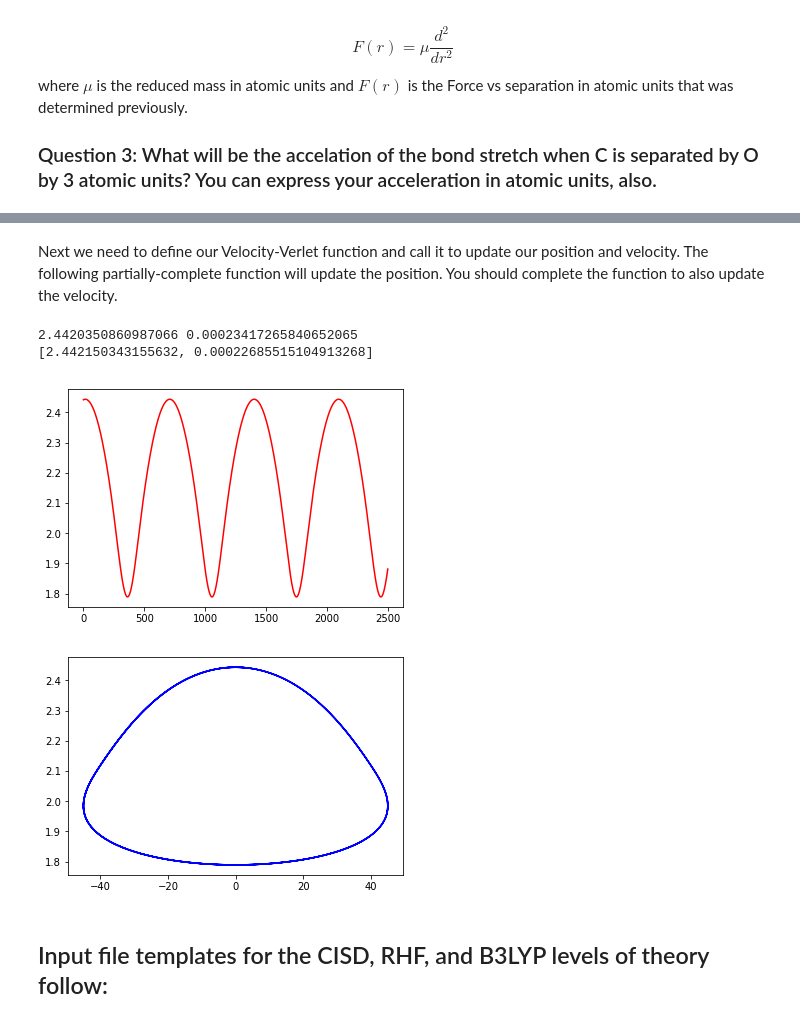
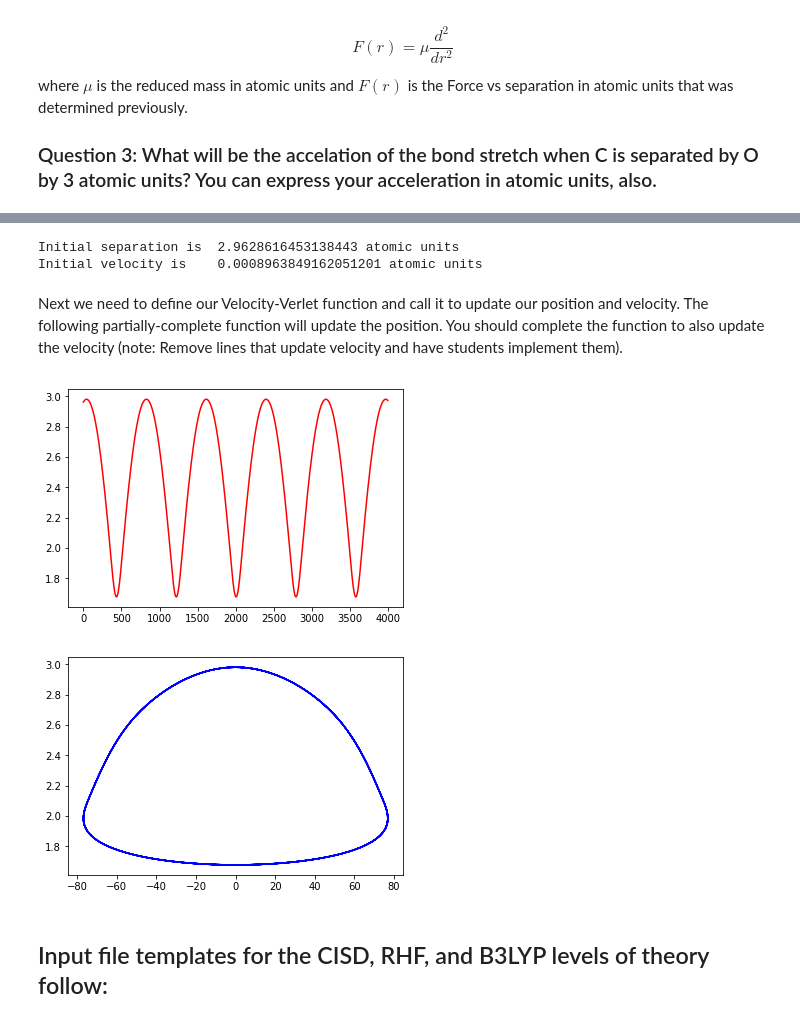
Before and after one commit to eicastelar/orientation-to-python-FoleyLab, a Jupyter notebook: So Much Potential.ipynb, the cells around one changed output, grey strips where cells are left out. Drawn from its saved outputs; the diff is of its cells as text; code cells hidden in the pictures.

```diff
--- a/So Much Potential.ipynb
+++ b/So Much Potential.ipynb
@@ -70,0 +69,8 @@ print(r_fine[r_eq_idx])
+# %%
+### Find index of the PES where it has its global minimum
+r_eq_idx = np.argmin(E_fine)
+### find the value of the separation corresponding to that index
+r_eq = r_fine[r_eq_idx]
+### print equilibrium bond-length in atomic units and in angstroms
+print("Equilibrium bond length is ",r_eq," atomic units")
+print("Equilibrium bond length is ",r_eq*0.529," Angstroms")
@@ -122,6 +140,35 @@ F_init = -1*fE(r_init)
+# %%
+### get second derivative of potential energy curve... recall that we fit a spline to
+### to the first derivative already and called that spline function fE.
+cE = fE.derivative()
+
+### evaluate the second derivative at r_eq to get k
+k = cE(r_eq)
+
+### define reduced mass of CO as m_C * m_O /(m_C + m_O) where mass is in atomic units (electron mass = 1)
+mu = 13625.
+
+### define "ground-state" velocity:
+v = np.sqrt( np.sqrt(k/mu)/(2*mu))
+
+### get random position and velocity for CO within a reasonable range
+r_init = np.random.uniform(0.75*r_eq,2*r_eq)
+v_init = np.random.uniform(-2*v,2*v)
+
+### print initial position and velocity
+print("Initial separation is ",r_init, "atomic units")
+print("Initial velocity is   ",v_init, "atomic units")
+### establish time-step for integration to be 0.2 atomic units... this is about 0.01 femtoseconds
+dt = 0.02
+
+### get force on particle
+F_init = -1*fE(r_init)
+# %% [output]
+Initial separation is  2.9628616453138443 atomic units
+Initial velocity is    0.0008963849162051201 atomic units
 # %% [markdown]
 Next we need to define our Velocity-Verlet function and call it to update our position and velocity.  The following partially-complete function will update the position.  You should complete the function to also
-update the velocity.
+update the velocity (note:  Remove lines that update velocity and have students implement them).
 # %%
 def Velocity_Verlet(r_curr, v_curr, mu, f_interp, dt):
     ### get acceleration at current time
@@ -130,44 +177,49 @@ def Velocity_Verlet(r_curr, v_curr, mu, f_interp, dt):
     ### use current acceleration and velocity to update position
     r_fut = r_curr + v_curr * dt + 0.5 * a_curr * dt**2
 
     ### use r_fut to get future acceleration a_fut
     a_fut = -1*f_interp(r_fut)/mu
     ### use current and future acceleration to get future velocity v_fut
     v_fut = v_curr + 0.5 * (a_curr + a_fut) * dt
 
     result = [r_fut, v_fut]
 
     return result
 
-### Now use r_init and v_init and run velocity verlet update 1000 times, plot results
-r_vs_t = np.zeros(5000)
-v_vs_t = np.zeros(5000)
-t_array = np.zeros(5000)
-print(r_init, v_init)
+### how many updates do you want to perform?
+N_updates = 200000
 
+### Now use r_init and v_init and run velocity verlet update N_updates times, plot results
+### these arrays will store the time, the position vs time, and the velocity vs time
+r_vs_t = np.zeros(N_updates)
+v_vs_t = np.zeros(N_updates)
+t_array = np.zeros(N_updates)
+
+### first entry is the intial position and velocity
 r_vs_t[0] = r_init
 v_vs_t[0] = v_init
+
+### first Velocity Verlet update
 result_array = Velocity_Verlet(r_init, v_init, mu, fE, dt)
-print(result_array)
-for i in range(1,5000):
+
+### do the update N_update-1 more times
+for i in range(1,N_updates):
     tmp = Velocity_Verlet(result_array[0], result_array[1], mu, fE, dt)
     result_array = tmp
     t_array[i] = dt*i
     r_vs_t[i] = result_array[0]
     v_vs_t[i] = result_array[1]
 
 ### Plot the trajectory of bondlength vs time:
 plt.plot(t_array, r_vs_t, 'red')
 plt.show()
 
 ### plot the phase space trajectory of position vs momentum
 plt.plot(mu*v_vs_t, r_vs_t, 'blue')
 plt.show()
 # %% [output]
-2.4420350860987066 0.00023417265840652065
-[2.442150343155632, 0.00022685515104913268]
-[figure, old version]
+[figure, new version]
-[figure, old version]
+[figure, new version]
 # %% [markdown]
 ## Input file templates for the CISD, RHF, and B3LYP levels of theory follow:
 # %% [raw]
```
Also changed, not shown: parts of 6 cells of this notebook, 1 other file.
